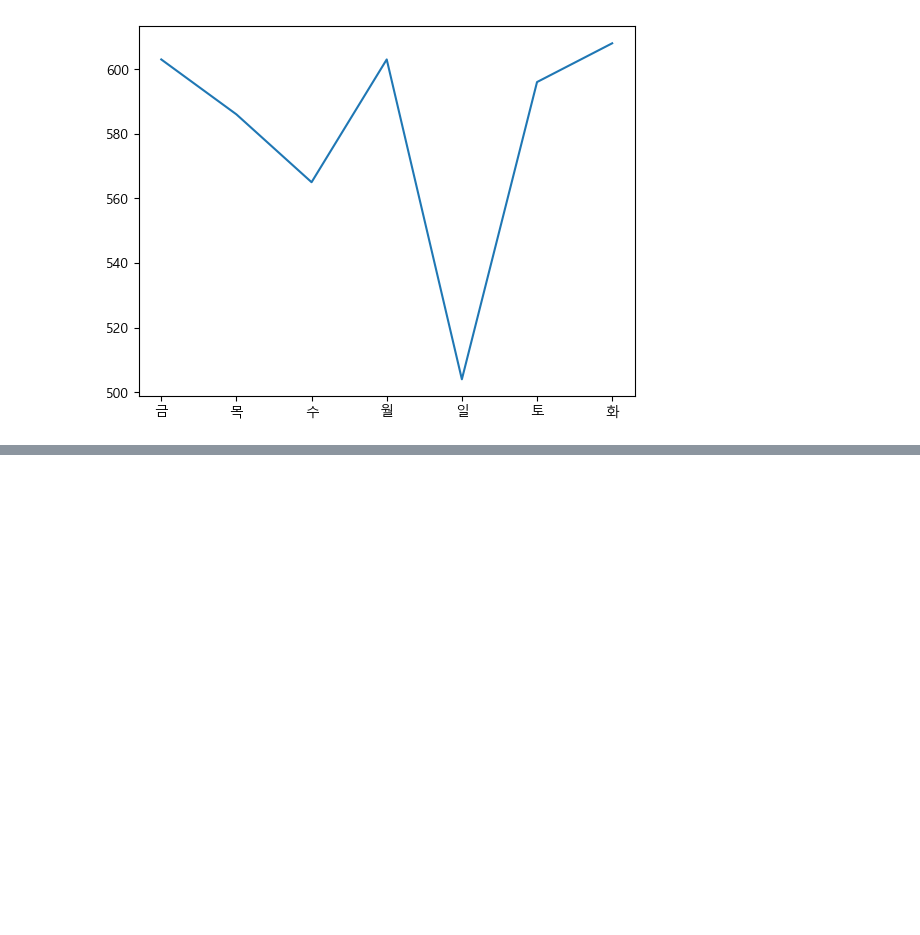
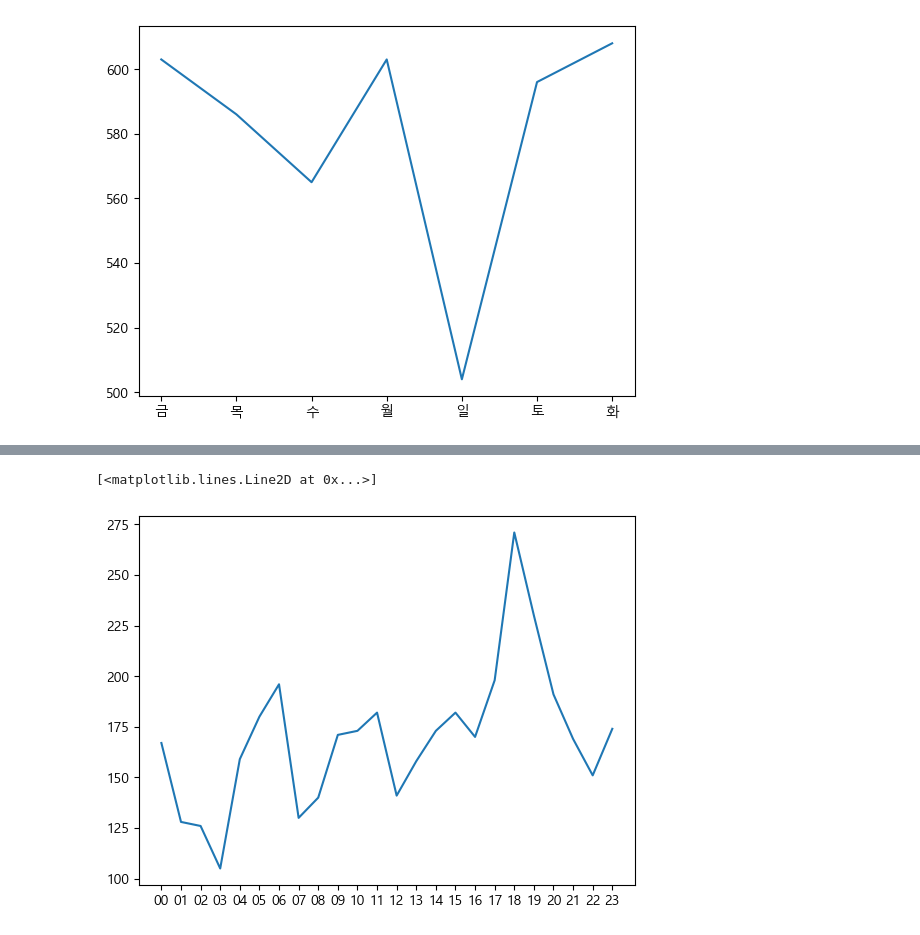
Before and after one commit to JangGunWook/python_study, a Jupyter notebook: Python Lib(데이터분석/ex06_matplotlib모듈_다루기.ipynb, the cells around one changed output, grey strips where cells are left out. Saved outputs shown, nothing was run; the diff lists cells and outputs as text; code cells hidden in the pictures; blank space fills up the shorter version.

```diff
--- a/Python Lib(데이터분석/ex06_matplotlib모듈_다루기.ipynb
+++ b/Python Lib(데이터분석/ex06_matplotlib모듈_다루기.ipynb
@@ -512,0 +514,14 @@ plt.bar(x_지역, y_사상자)
+# %%
+# 5.교통사고가 가장많이 발생하는 시간대를 알아보고 시각화
+data['시간'] = data['발생년월일시'].astype(str).str[-2:]
+
+
+사건= data.groupby('시간').agg(사건빈도수 = ('시간','count')).sort_values(by="시간")
+
+x_시간대 = 사건.index
+y_빈도수 = 사건['사건빈도수']
+
+plt.plot(x_시간대,y_빈도수)
+# %% [output]
+[<matplotlib.lines.Line2D at 0x...>]
+[figure, added]
```
Also changed, not shown: parts of 8 cells of this notebook, 1 other file.
